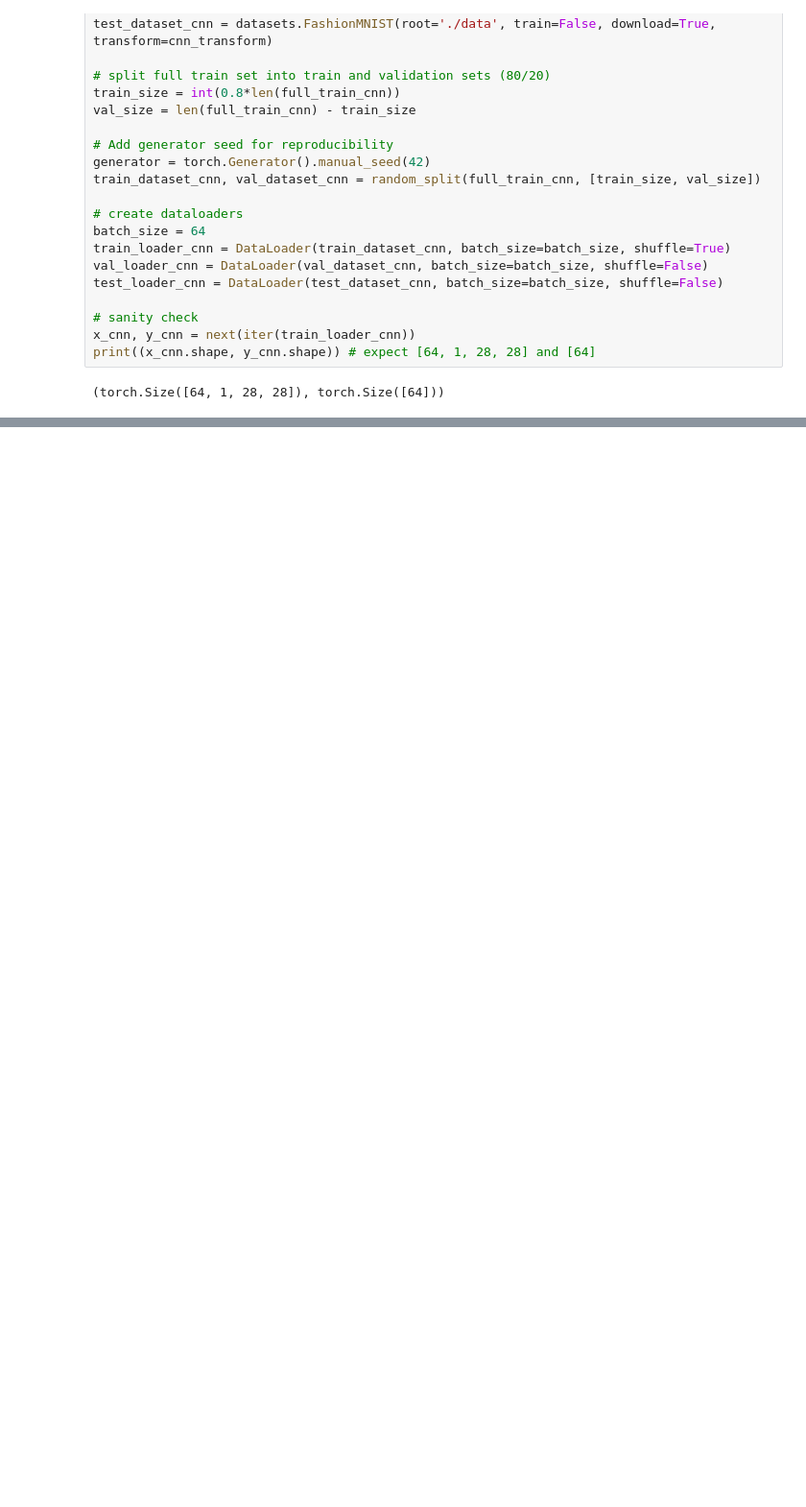
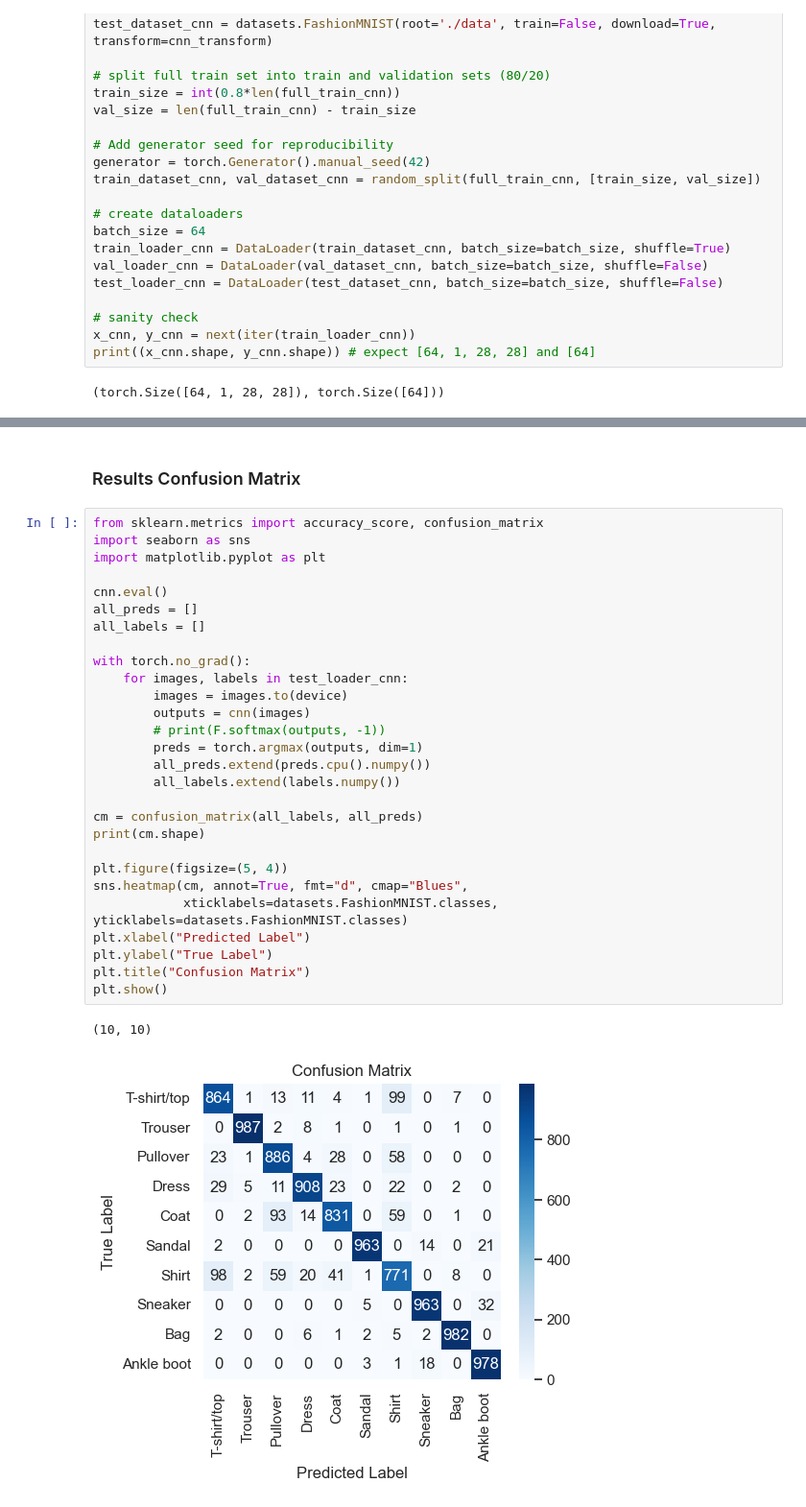
Before and after one commit to NickMilin/COMP551_A3, a Jupyter notebook: COMP551_A3.ipynb, the cells around one changed output, grey strips where cells are left out. Shown at 96% size. Cells and saved outputs as stored; diff of their text form; blank space fills up the shorter version.

```diff
--- a/COMP551_A3.ipynb
+++ b/COMP551_A3.ipynb
@@ -920,0 +1078,33 @@ print((x_cnn.shape, y_cnn.shape)) # expect [64, 1, 28, 28] and [64]
+# %% [markdown]
+### Results Confusion Matrix
+# %%
+from sklearn.metrics import accuracy_score, confusion_matrix
+import seaborn as sns
+import matplotlib.pyplot as plt
+
+cnn.eval()
+all_preds = []
+all_labels = []
+
+with torch.no_grad():
+    for images, labels in test_loader_cnn:
+        images = images.to(device)
+        outputs = cnn(images)
+        # print(F.softmax(outputs, -1))
+        preds = torch.argmax(outputs, dim=1)
+        all_preds.extend(preds.cpu().numpy())
+        all_labels.extend(labels.numpy())
+
+cm = confusion_matrix(all_labels, all_preds)
+print(cm.shape)
+
+plt.figure(figsize=(5, 4))
+sns.heatmap(cm, annot=True, fmt="d", cmap="Blues",
+            xticklabels=datasets.FashionMNIST.classes, yticklabels=datasets.FashionMNIST.classes)
+plt.xlabel("Predicted Label")
+plt.ylabel("True Label")
+plt.title("Confusion Matrix")
+plt.show()
+# %% [output]
+(10, 10)
+[figure, added]
```
Also changed, not shown: parts of 14 cells of this notebook.
